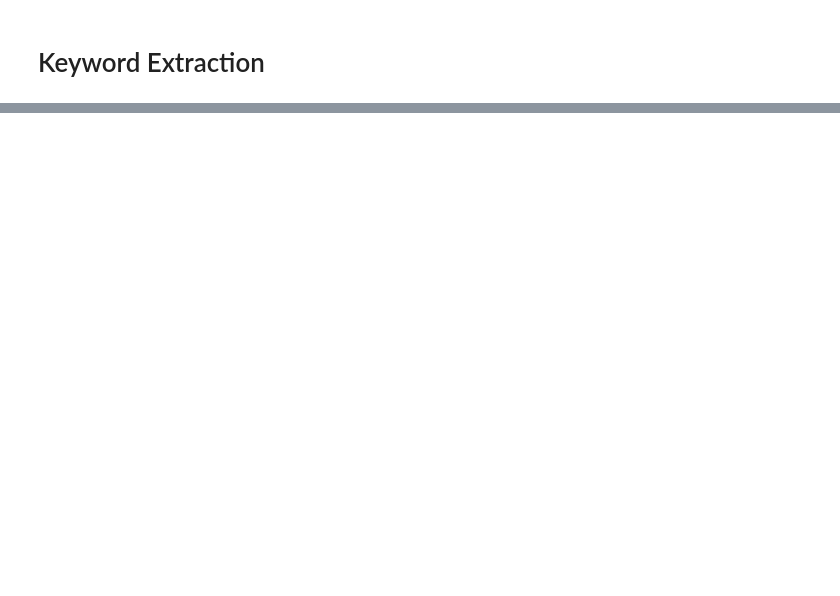
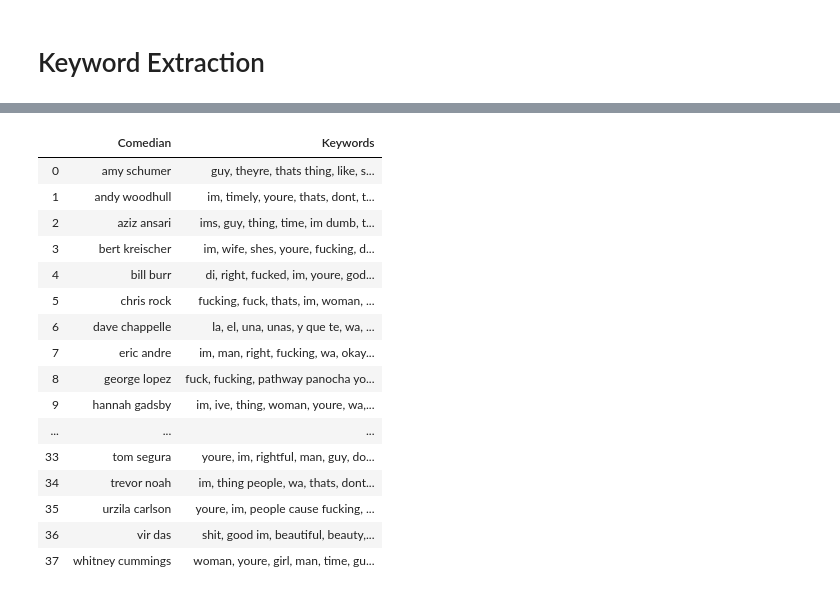
Before and after one commit to k11tqa25/nlp_based_recommender, a Jupyter notebook: transcript_index.ipynb, the cells around one changed output, grey strips where cells are left out. Cells and saved outputs as stored; diff of their text form; code cells hidden in the pictures; blank space fills up the shorter version.

```diff
--- a/transcript_index.ipynb
+++ b/transcript_index.ipynb
@@ -731,0 +739,20 @@ famous person
+# %%
+merge_transcripts(corpus_na, 'keywords_na.xlsx')
+# %% [output]
+|  | Comedian | Keywords |
+| 0 | amy schumer | guy, theyre, thats thing, like, s... |
+| 1 | andy woodhull | im, timely, youre, thats, dont, t... |
+| 2 | aziz ansari | ims, guy, thing, time, im dumb, t... |
+| 3 | bert kreischer | im, wife, shes, youre, fucking, d... |
+| 4 | bill burr | di, right, fucked, im, youre, god... |
+| 5 | chris rock | fucking, fuck, thats, im, woman, ... |
+| 6 | dave chappelle | la, el, una, unas, y que te, wa, ... |
+| 7 | eric andre | im, man, right, fucking, wa, okay... |
+| 8 | george lopez | fuck, fucking, pathway panocha yo... |
+| 9 | hannah gadsby | im, ive, thing, woman, youre, wa,... |
+| ... | ... | ... |
+| 33 | tom segura | youre, im, rightful, man, guy, do... |
+| 34 | trevor noah | im, thing people, wa, thats, dont... |
+| 35 | urzila carlson | youre, im, people cause fucking, ... |
+| 36 | vir das | shit, good im, beautiful, beauty,... |
+| 37 | whitney cummings | woman, youre, girl, man, time, gu... |
```
Also changed, not shown: parts of 50 cells of this notebook, 2 other files.
